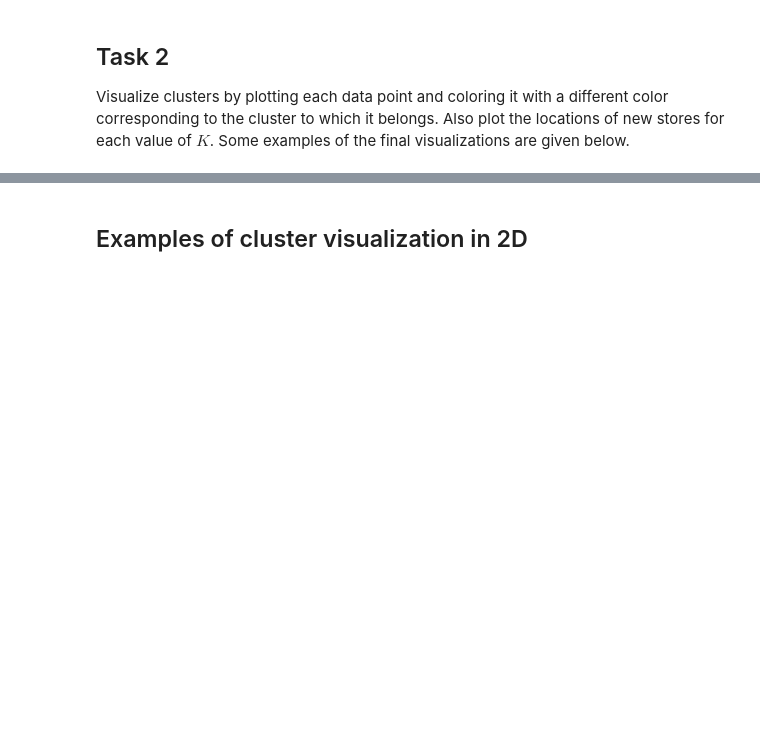
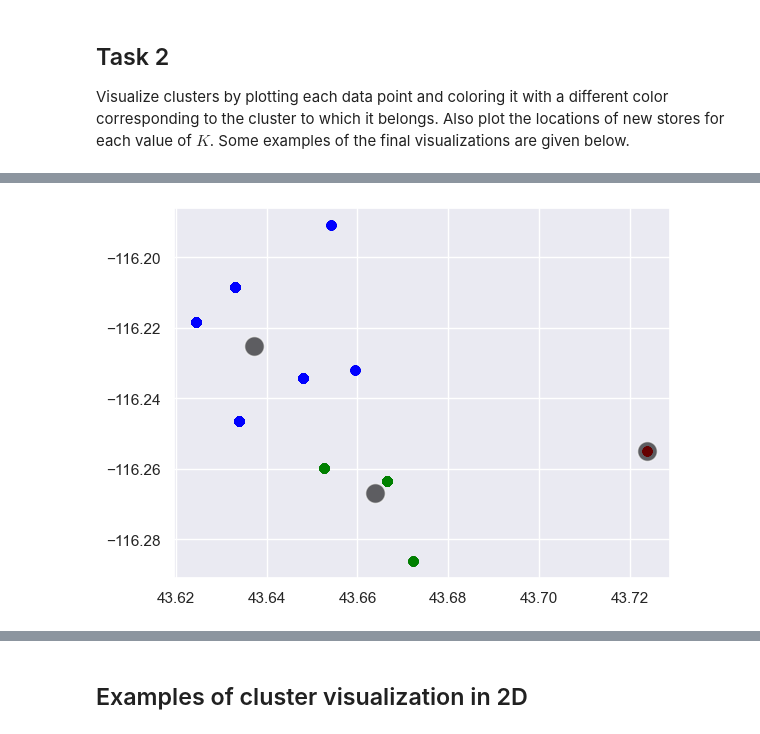
Before and after one commit to szebr/cs1503-lab-pizza-locations, a Jupyter notebook: store_locations_lab.ipynb, the cells around one changed output, grey strips where cells are left out. Saved outputs shown, nothing was run; the diff lists cells and outputs as text; code cells hidden in the pictures; blank space fills up the shorter version.

```diff
--- a/store_locations_lab.ipynb
+++ b/store_locations_lab.ipynb
@@ -40,0 +192,4 @@ Visualize clusters by plotting each data point and coloring it with a different
+# %%
+plot_clusters(k3, data, k3_centers)
+# %% [output]
+[figure, added]
```
Also changed, not shown: parts of 13 cells of this notebook.
